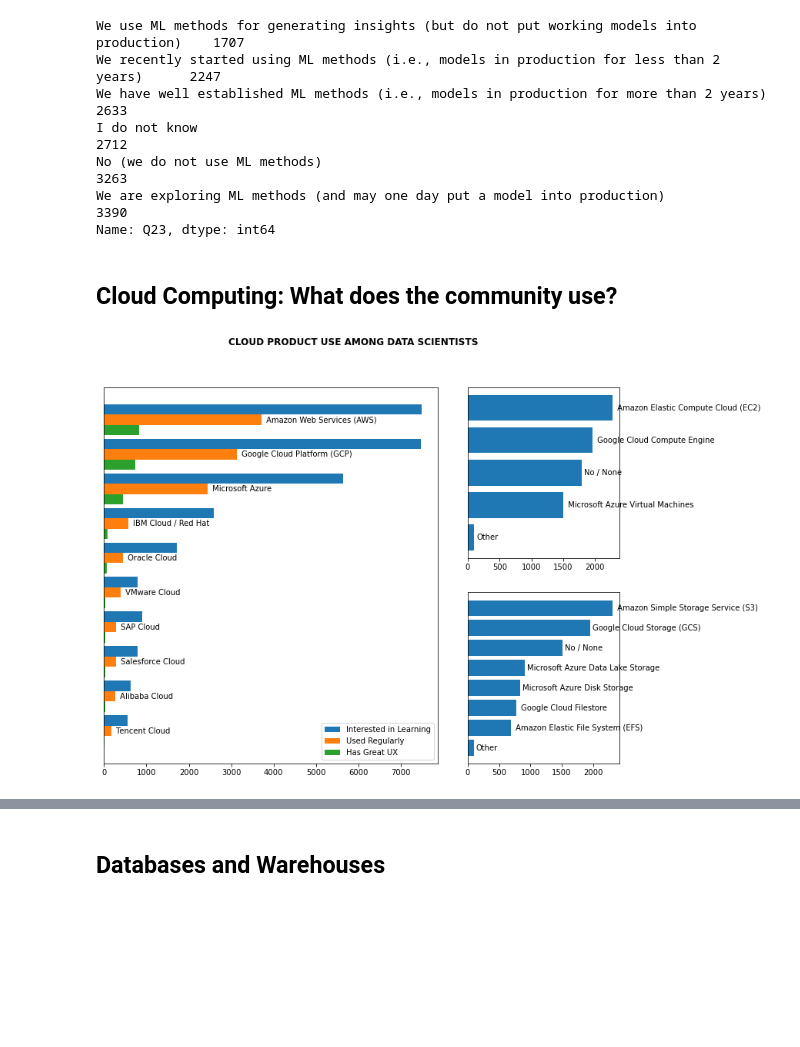
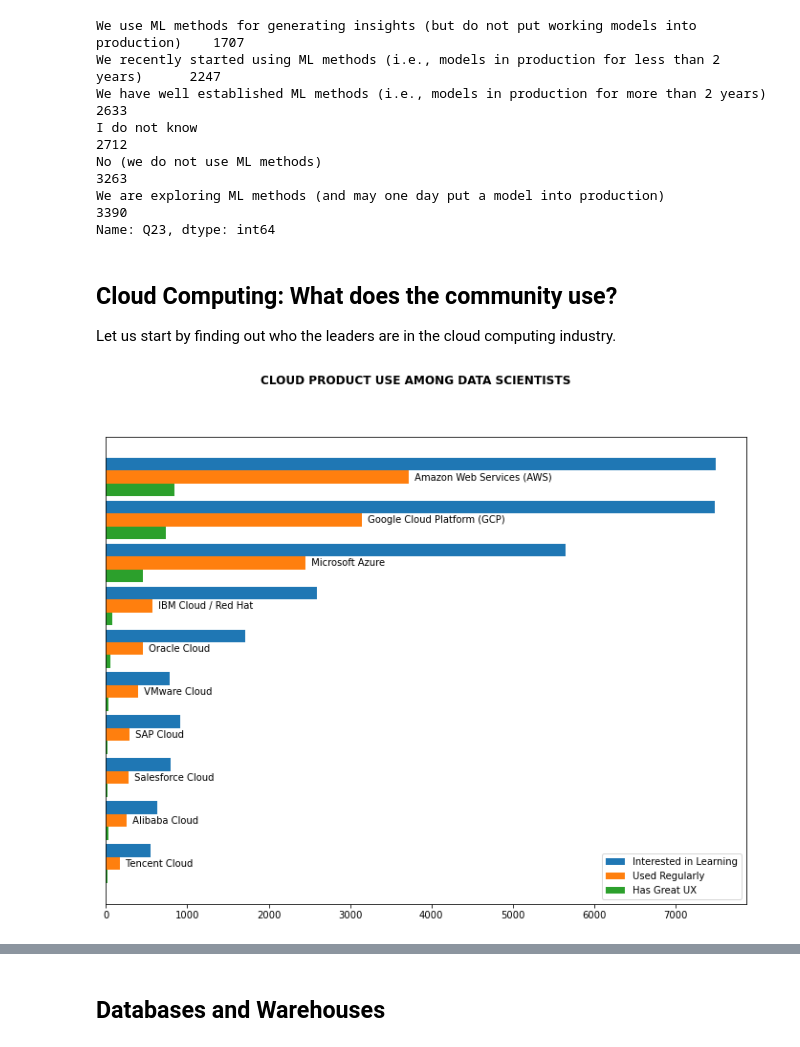
Before and after one commit to sknrendra/2021-Kaggle-Survey-Analytics, a Jupyter notebook: kaggle-2021-survey-data-analysis.ipynb, the cells around one changed output, grey strips where cells are left out. Cells and saved outputs as stored; diff of their text form; code cells hidden in the pictures; blank space fills up the shorter version.

```diff
--- a/kaggle-2021-survey-data-analysis.ipynb
+++ b/kaggle-2021-survey-data-analysis.ipynb
@@ -348,44 +348,32 @@ We are exploring ML methods (and may one day put a model into production)
 Name: Q23, dtype: int64
 # %% [markdown]
 ## Cloud Computing: What does the community use?
+Let us start by finding out who the leaders are in the cloud computing industry.
 # %%
 # cloudname_reg = re.sub(r' \(.+\) - .+ - .+', '', df_questions.Q27_A_OTHER)
 cloud_reg = count_val(df.loc[:,'Q27_A_Part_1':'Q27_A_OTHER']).rename('regularly_used')
 cloud_int = count_val(df.loc[:,'Q27_B_Part_1':'Q27_B_OTHER']).rename('interested')
 cloud_ux = count_val(df['Q28']).rename('experience')
 cloud = pd.concat([cloud_reg, cloud_int, cloud_ux], axis=1).sort_values('regularly_used', ascending=False)
 #warning! this line removes some important data!
 cloud = cloud.drop(index=['None', 'Other', 'None were satisfactory', 'They all had a similarly enjoyable developer experience'])
 
-cloud_compute = count_val(df.loc[:,'Q29_A_Part_1':'Q29_A_OTHER'])
-cloud_storage = count_val(df.loc[:,'Q30_A_Part_1':'Q30_A_OTHER'])
-
-
-f, ax = plt.subplot_mosaic([[0,0,1],
-                           [0,0,2]], figsize=(12,9))
+f, ax = plt.subplots(figsize=(12,9))
 
 pos = np.arange(len(cloud.index))
 height = 0.3
 
-ax[0].barh(pos-height, cloud['interested'], height=height, label = 'Interested in Learning')
-r_cp = ax[0].barh(pos, cloud['regularly_used'], height=height, label = 'Used Regularly')
-ax[0].bar_label(r_cp, labels=cloud.index, padding=3)
-ax[0].barh(pos+height, cloud['experience'], height=height, label = 'Has Great UX')
-ax[0].tick_params(left=False, labelleft=False)
-ax[0].invert_yaxis()
-# ax[0].set_yticks(pos)
-# ax[0].set_yticklabels(cloud.index)
-ax[0].legend()
+ax.barh(pos-height, cloud['interested'], height=height, label = 'Interested in Learning')
+r_cp = ax.barh(pos, cloud['regularly_used'], height=height, label = 'Used Regularly')
+ax.bar_label(r_cp, labels=cloud.index, padding=3)
+ax.barh(pos+height, cloud['experience'], height=height, label = 'Has Great UX')
+ax.tick_params(left=False, labelleft=False)
+ax.invert_yaxis()
+# ax.set_yticks(pos)
+# ax.set_yticklabels(cloud.index)
+ax.legend()
 
-r_cc = ax[1].barh(cloud_compute.index, cloud_compute.values)
-ax[1].bar_label(r_cc, labels=cloud_compute.index, padding=3)
-ax[1].tick_params(left=False, labelleft=False)
-
-r_cs = ax[2].barh(cloud_storage.index, cloud_storage.values)
-ax[2].bar_label(r_cs, labels=cloud_storage.index, padding=3)
-ax[2].tick_params(left=False, labelleft=False)
-# ax[1].set_title(cloud_ux.name)
 f.suptitle('CLOUD PRODUCT USE AMONG DATA SCIENTISTS', fontweight='bold')
 plt.show()
 # %% [output]
-[figure, old version]
+[figure, new version]
```
Also changed, not shown: parts of 3 cells of this notebook, 1 other file.
